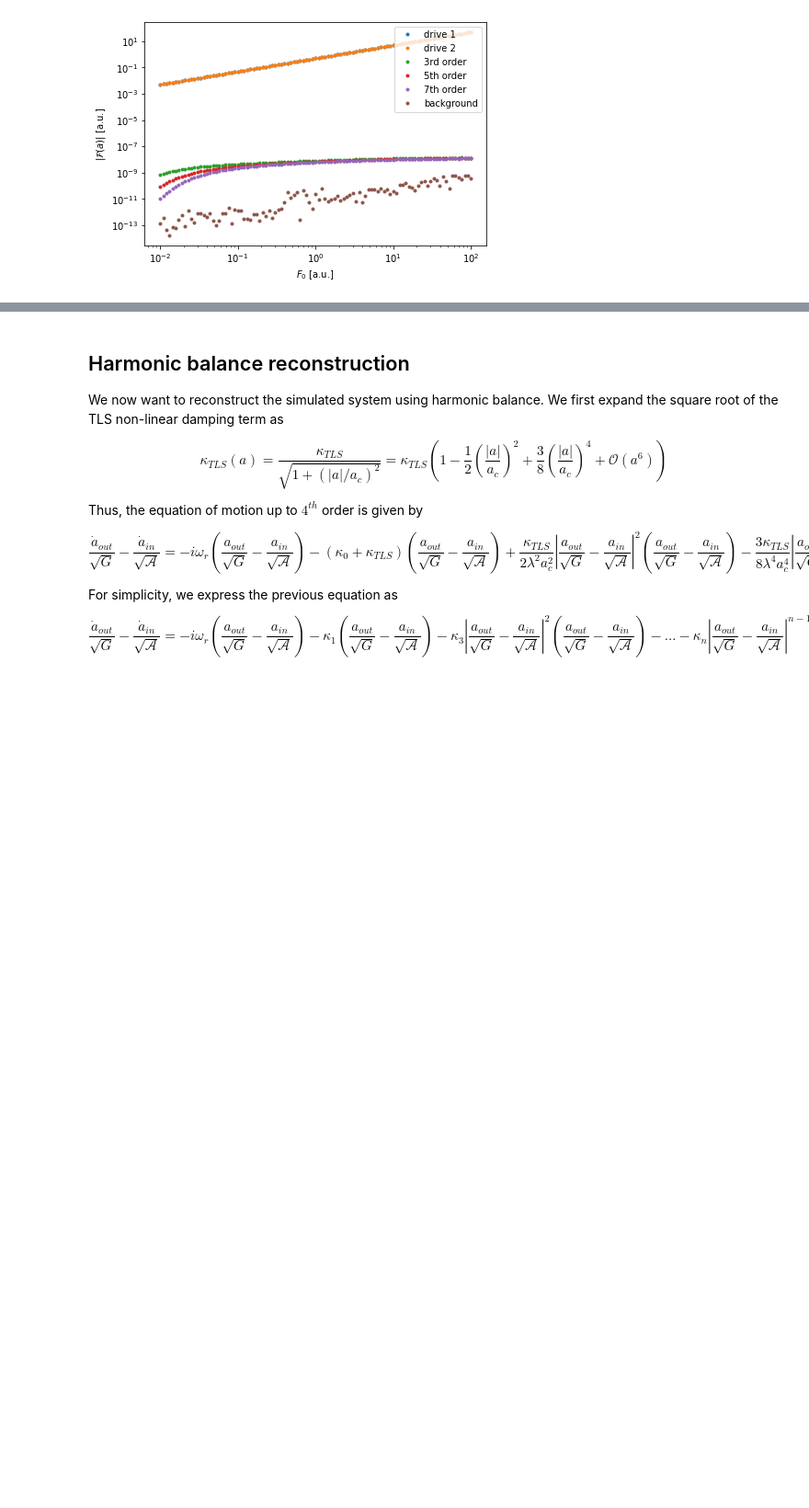
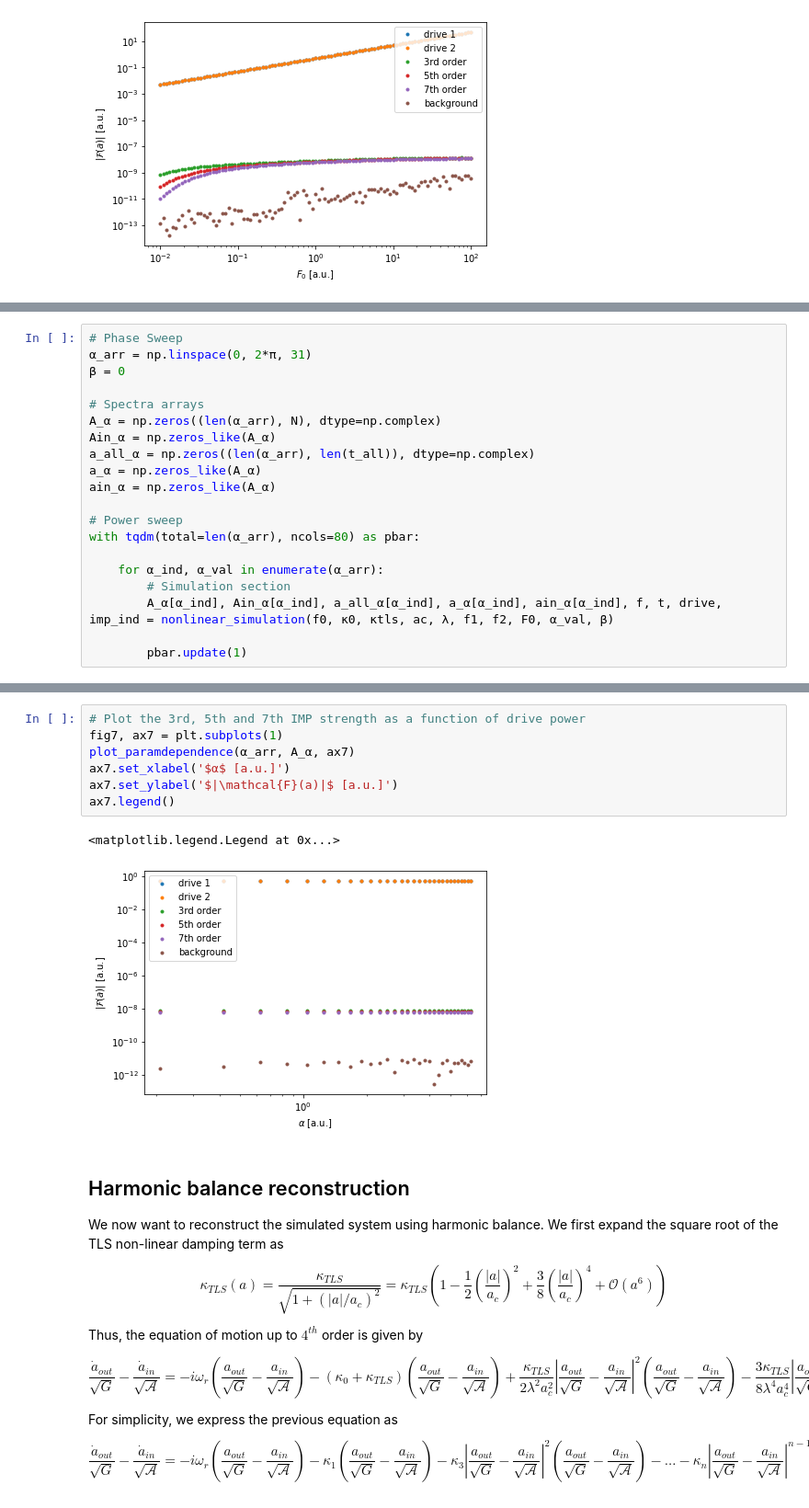
Before and after one commit to jcrivera-hdez/Scripts, a Jupyter notebook: data-analysis/TLS/HB-TLS_Model-Simulation.ipynb, the cells around one changed output, grey strips where cells are left out. Shown at 92% size. Cells and saved outputs as stored; diff of their text form; blank space fills up the shorter version.

```diff
--- a/data-analysis/TLS/HB-TLS_Model-Simulation.ipynb
+++ b/data-analysis/TLS/HB-TLS_Model-Simulation.ipynb
@@ -713,0 +727,20 @@ ax6.legend()
+# %%
+# Phase Sweep
+α_arr = np.linspace(0, 2*π, 31)
+β = 0
+
+# Spectra arrays
+A_α = np.zeros((len(α_arr), N), dtype=np.complex)
+Ain_α = np.zeros_like(A_α)
+a_all_α = np.zeros((len(α_arr), len(t_all)), dtype=np.complex)
+a_α = np.zeros_like(A_α)
+ain_α = np.zeros_like(A_α)
+
+# Power sweep
+with tqdm(total=len(α_arr), ncols=80) as pbar:
+
+    for α_ind, α_val in enumerate(α_arr):
+        # Simulation section
+        A_α[α_ind], Ain_α[α_ind], a_all_α[α_ind], a_α[α_ind], ain_α[α_ind], f, t, drive, imp_ind = nonlinear_simulation(f0, κ0, κtls, ac, λ, f1, f2, F0, α_val, β)
+
+        pbar.update(1)
@@ -714,3 +783,13 @@ ax6.legend()
+# %%
+# Plot the 3rd, 5th and 7th IMP strength as a function of drive power
+fig7, ax7 = plt.subplots(1)
+plot_paramdependence(α_arr, A_α, ax7)
+ax7.set_xlabel('$α$ [a.u.]')
+ax7.set_ylabel('$|\mathcal{F}(a)|$ [a.u.]')
+ax7.legend()
+# %% [output]
+<matplotlib.legend.Legend at 0x...>
+[figure, added]
 # %% [markdown]
 ## Harmonic balance reconstruction
 
```
Also changed, not shown: parts of 10 cells of this notebook.
